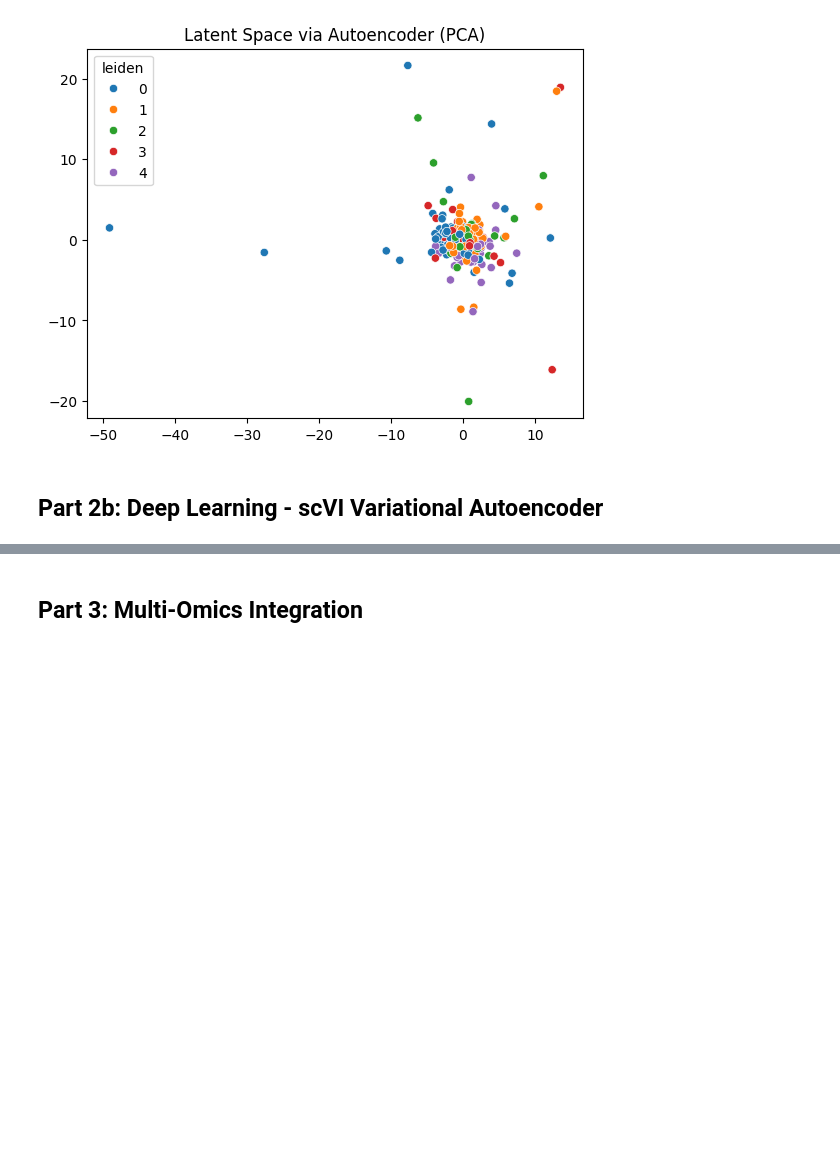
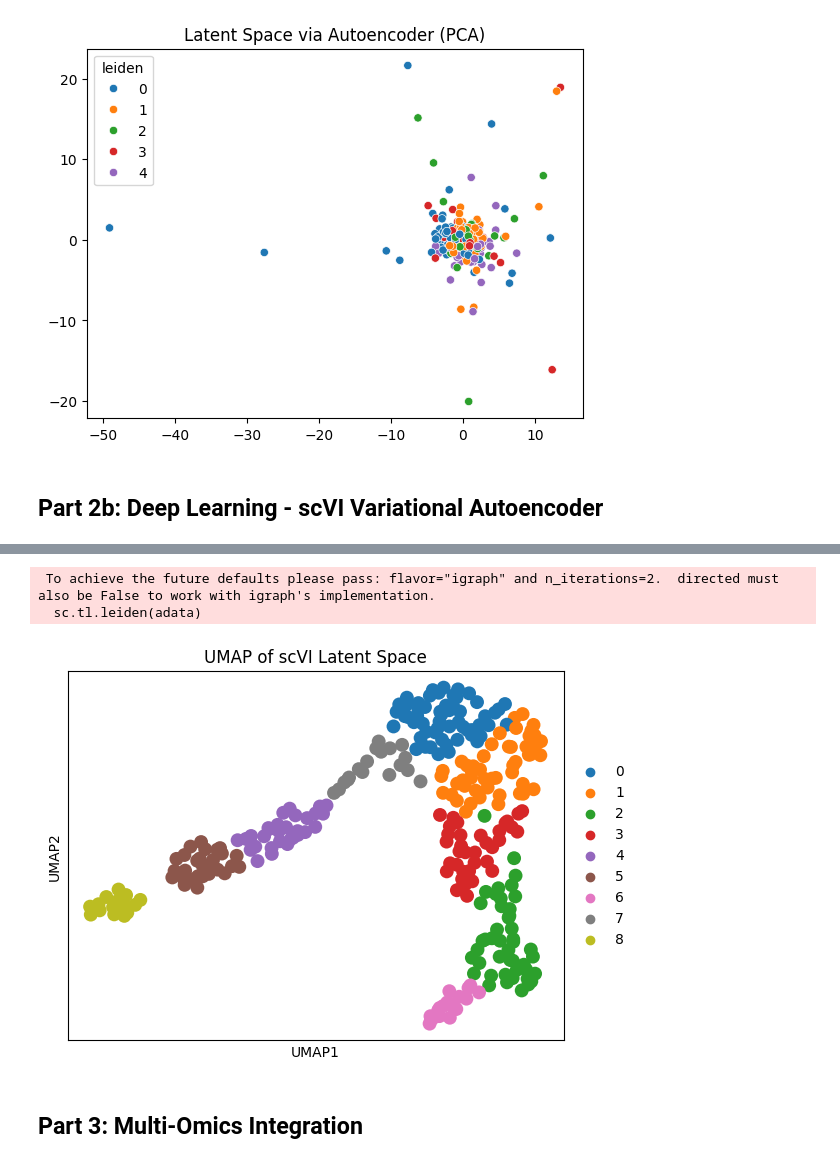
Before and after one commit to vasighiz/bio-dl-test, a Jupyter notebook: bio_dl_test_solution.ipynb, the cells around one changed output, grey strips where cells are left out. Drawn from its saved outputs; the diff is of its cells as text; code cells hidden in the pictures; blank space fills up the shorter version.

```diff
--- a/bio_dl_test_solution.ipynb
+++ b/bio_dl_test_solution.ipynb
@@ -125,11 +143,16 @@ AttributeError: module 'scvi' has no attribute 'model'
+# %%
+# Extract latent representation (use correct method)
+adata.obsm["X_scVI"] = vae.get_latent_representation()
 # %%
-
-
-# Extract latent representation
-adata_scvi.obsm["X_scVI"] = vae.get_latents()
-sc.pp.neighbors(adata_scvi, use_rep="X_scVI")
-sc.tl.umap(adata_scvi)
-sc.pl.umap(adata_scvi, color="leiden", title="UMAP of scVI Latent Space")
+# Use scVI latent space for clustering and UMAP
+sc.pp.neighbors(adata, use_rep="X_scVI")
+sc.tl.leiden(adata)
+sc.tl.umap(adata)
+sc.pl.umap(adata, color="leiden", title="UMAP of scVI Latent Space")
+# %% [output]
+ To achieve the future defaults please pass: flavor="igraph" and n_iterations=2.  directed must also be False to work with igraph's implementation.
+  sc.tl.leiden(adata)
+[figure, added]
 # %% [markdown]
 ##  Part 3: Multi-Omics Integration
 # %% [markdown]
```
Also changed, not shown: parts of 5 cells of this notebook.
